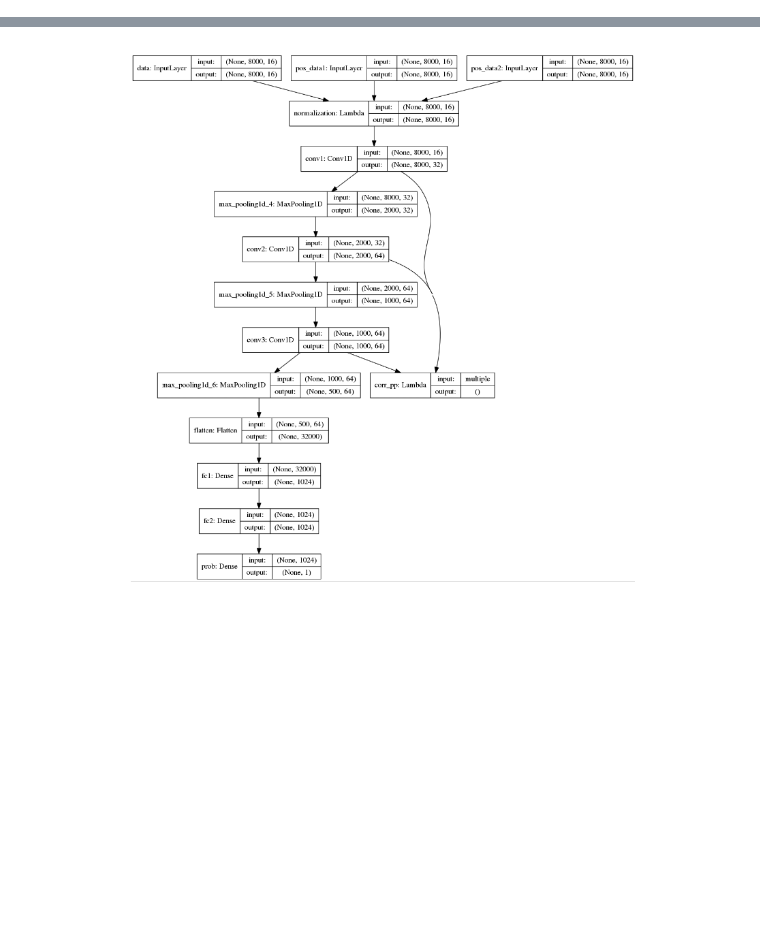
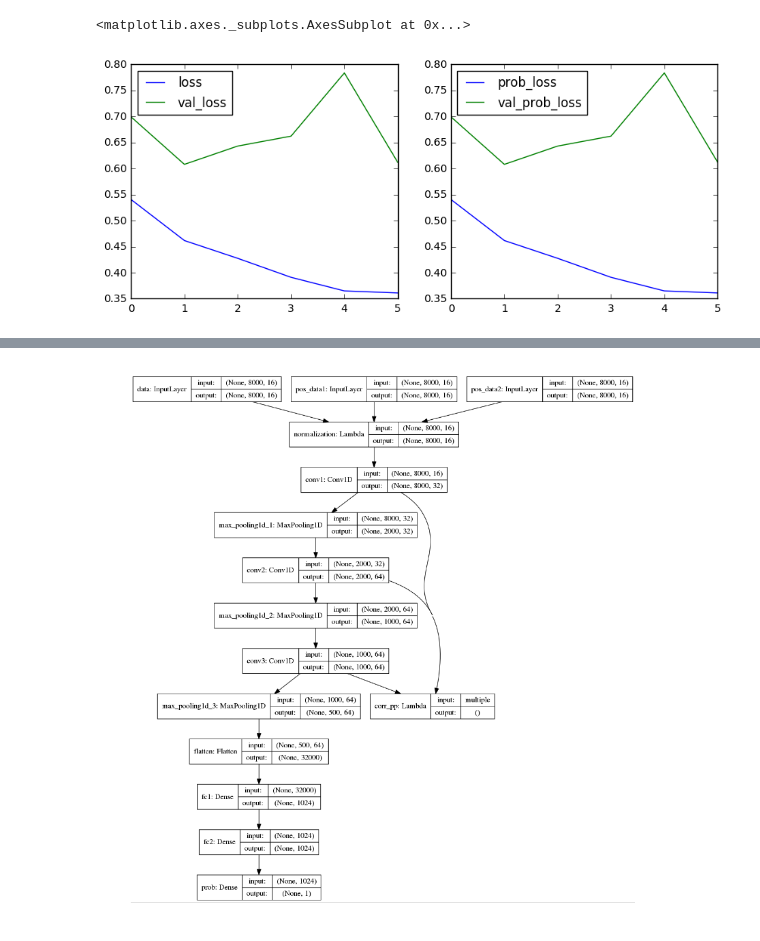
Before and after one commit to lerrytang/CorrReg, a Jupyter notebook: python/IntegrationTest.ipynb, the cells around one changed output, grey strips where cells are left out. Cells and saved outputs as stored; diff of their text form; code cells hidden in the pictures; blank space fills up the shorter version.

```diff
--- a/python/IntegrationTest.ipynb
+++ b/python/IntegrationTest.ipynb
@@ -43,8 +44,8 @@ corr_coef_pp = 0.0
 n_fold = 3
 rand_seed = 11
 max_epochs = 20
-log_n_iter = 200
 logdir = "./log"
+verbose = 0
 
 args = Args(data_dir = root_dir,
             target_obj = target_object,
@@ -55,7 +56,8 @@ args = Args(data_dir = root_dir,
             rand_seed = rand_seed,
             max_epochs = max_epochs,
             log_n_iter = log_n_iter,
-            logdir = logdir
+            logdir = logdir,
+            verbose = verbose
            )
 
 np.random.seed(args.rand_seed)
@@ -87,13 +88,0 @@ train_sets, valid_sets = util.split_to_folds(data, labels, n_folds=args.n_fold)
-# %%
-fold_i = 0
-train_data, train_labels = train_sets[fold_i]
-valid_data, valid_labels = valid_sets[fold_i]
-num_channel = train_data.shape[-1]
-# calculate mean and std
-tmp = train_data.reshape([-1, num_channel])
-train_mean = np.mean(tmp, axis=0)
-train_std = np.std(tmp, axis=0)
-# build net
-model = TsNet(args, train_mean, train_std, train_data, train_labels, valid_data, valid_labels)
-model.build_model()
-model.build_func()
@@ -120,3 +303,19 @@ pd.DataFrame({"loss": train_hist.history["loss"],
+# %%
+import pickle
+
+hist_file = os.path.join(logdir, "hist_fold"+str(fold_i)+".pkl")
+with open(hist_file, "wb") as f:
+    pickle.dump(train_hist.history, f)
+# %%
+with open(hist_file, "rb") as f:
+    hh = pickle.load(f)
+
+fig, axes = plt.subplots(1, 2, figsize=(10, 4))
+pd.DataFrame({"loss": hh["loss"], "val_loss": hh["val_loss"]}).plot(ax=axes[0])
+pd.DataFrame({"prob_loss": hh["prob_loss"], "val_prob_loss": hh["val_prob_loss"]}).plot(ax=axes[1])
+# %% [output]
+<matplotlib.axes._subplots.AxesSubplot at 0x...>
+[figure, added]
 # %%
 layer_info = [(idx, layer.name, layer.output_shape) for idx, layer in enumerate(model.model.layers)]
 
```
Also changed, not shown: parts of 15 cells of this notebook, 7 other files.
